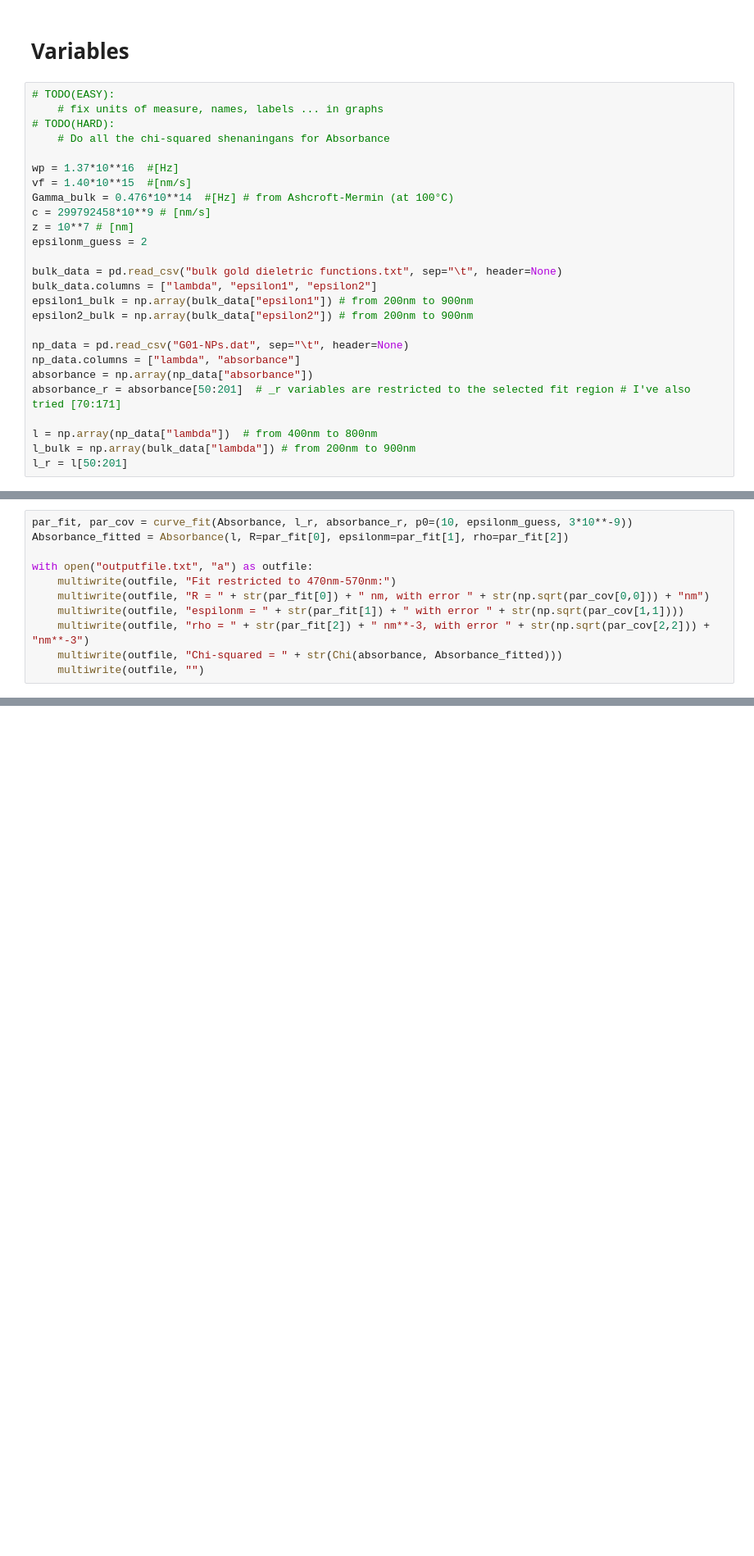
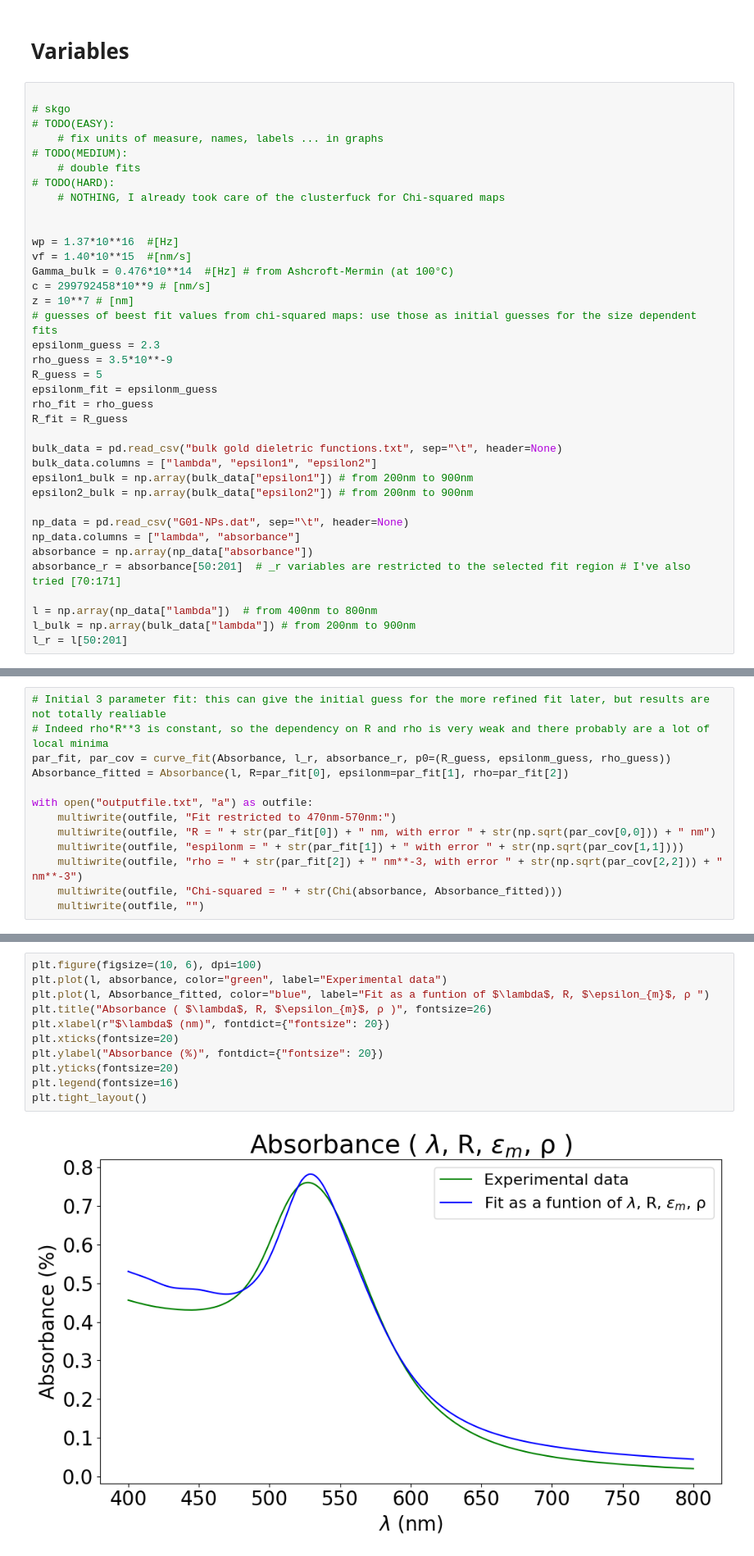
Before and after one commit to DuskrainG/Nanophysics-lab-activity, a Jupyter notebook: notebook_analisi.ipynb, the cells around one changed output, grey strips where cells are left out. Shown at 82% size. Cells and saved outputs as stored; diff of their text form; blank space fills up the shorter version.

Commit message:
added notebook with double fits

```diff
--- a/notebook_analisi.ipynb
+++ b/notebook_analisi.ipynb
@@ -9,17 +9,28 @@ from matplotlib import ticker
 # %% [markdown]
 # Variables
 # %%
+
+# skgo
 # TODO(EASY):
     # fix units of measure, names, labels ... in graphs
+# TODO(MEDIUM):
+    # double fits
 # TODO(HARD):
-    # Do all the chi-squared shenaningans for Absorbance
+    # NOTHING, I already took care of the clusterfuck for Chi-squared maps
+
 
 wp = 1.37*10**16  #[Hz]
 vf = 1.40*10**15  #[nm/s]
 Gamma_bulk = 0.476*10**14  #[Hz] # from Ashcroft-Mermin (at 100°C)
 c = 299792458*10**9 # [nm/s]
 z = 10**7 # [nm]
-epsilonm_guess = 2
+# guesses of beest fit values from chi-squared maps: use those as initial guesses for the size dependent fits
+epsilonm_guess = 2.3
+rho_guess = 3.5*10**-9
+R_guess = 5
+epsilonm_fit = epsilonm_guess
+rho_fit = rho_guess
+R_fit = R_guess
 
 bulk_data = pd.read_csv("bulk gold dieletric functions.txt", sep="\t", header=None)
 bulk_data.columns = ["lambda", "epsilon1", "epsilon2"]
@@ -109,12 +131,14 @@ Chi-squared = 37.511963547599024
 # %%
-par_fit, par_cov = curve_fit(Absorbance, l_r, absorbance_r, p0=(10, epsilonm_guess, 3*10**-9))
+# Initial 3 parameter fit: this can give the initial guess for the more refined fit later, but results are not totally realiable
+# Indeed rho*R**3 is constant, so the dependency on R and rho is very weak and there probably are a lot of local minima
+par_fit, par_cov = curve_fit(Absorbance, l_r, absorbance_r, p0=(R_guess, epsilonm_guess, rho_guess))
 Absorbance_fitted = Absorbance(l, R=par_fit[0], epsilonm=par_fit[1], rho=par_fit[2])
 
 with open("outputfile.txt", "a") as outfile:
     multiwrite(outfile, "Fit restricted to 470nm-570nm:")
-    multiwrite(outfile, "R = " + str(par_fit[0]) + " nm, with error " + str(np.sqrt(par_cov[0,0])) + "nm")
+    multiwrite(outfile, "R = " + str(par_fit[0]) + " nm, with error " + str(np.sqrt(par_cov[0,0])) + " nm")
     multiwrite(outfile, "espilonm = " + str(par_fit[1]) + " with error " + str(np.sqrt(par_cov[1,1])))
-    multiwrite(outfile, "rho = " + str(par_fit[2]) + " nm**-3, with error " + str(np.sqrt(par_cov[2,2])) + "nm**-3")
+    multiwrite(outfile, "rho = " + str(par_fit[2]) + " nm**-3, with error " + str(np.sqrt(par_cov[2,2])) + " nm**-3")
     multiwrite(outfile, "Chi-squared = " + str(Chi(absorbance, Absorbance_fitted)))
     multiwrite(outfile, "")
 # %% [output]
@@ -158,0 +292,13 @@ fig.savefig("plots/plot1.pdf")
+# %%
+plt.figure(figsize=(10, 6), dpi=100)
+plt.plot(l, absorbance, color="green", label="Experimental data")
+plt.plot(l, Absorbance_fitted, color="blue", label="Fit as a funtion of $\lambda$, R, $\epsilon_{m}$, ρ ")
+plt.title("Absorbance ( $\lambda$, R, $\epsilon_{m}$, ρ )", fontsize=26)
+plt.xlabel(r"$\lambda$ (nm)", fontdict={"fontsize": 20})
+plt.xticks(fontsize=20)
+plt.ylabel("Absorbance (%)", fontdict={"fontsize": 20})
+plt.yticks(fontsize=20)
+plt.legend(fontsize=16)
+plt.tight_layout()
+# %% [output]
+[figure, added]
```
Also changed, not shown: parts of 18 cells of this notebook, 1 other file.
